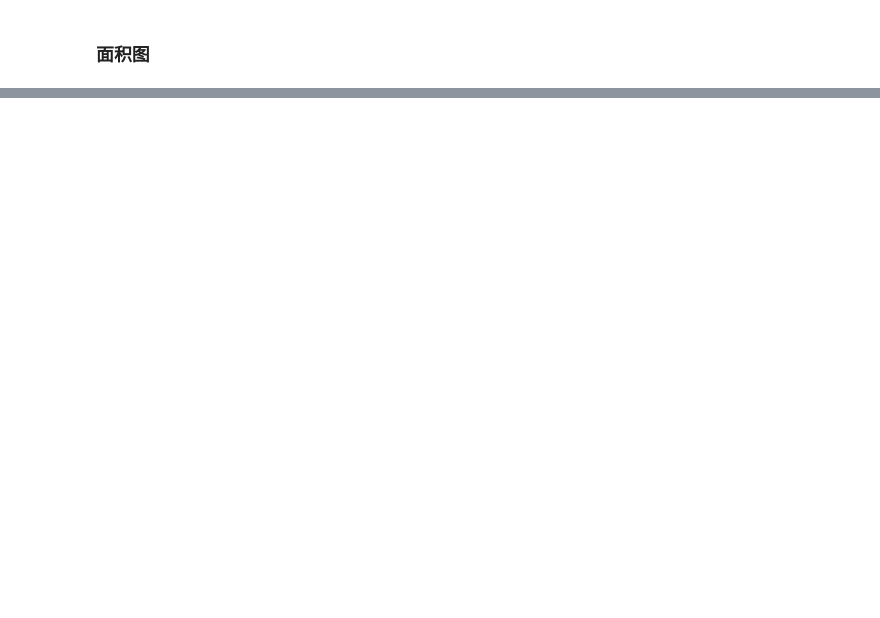
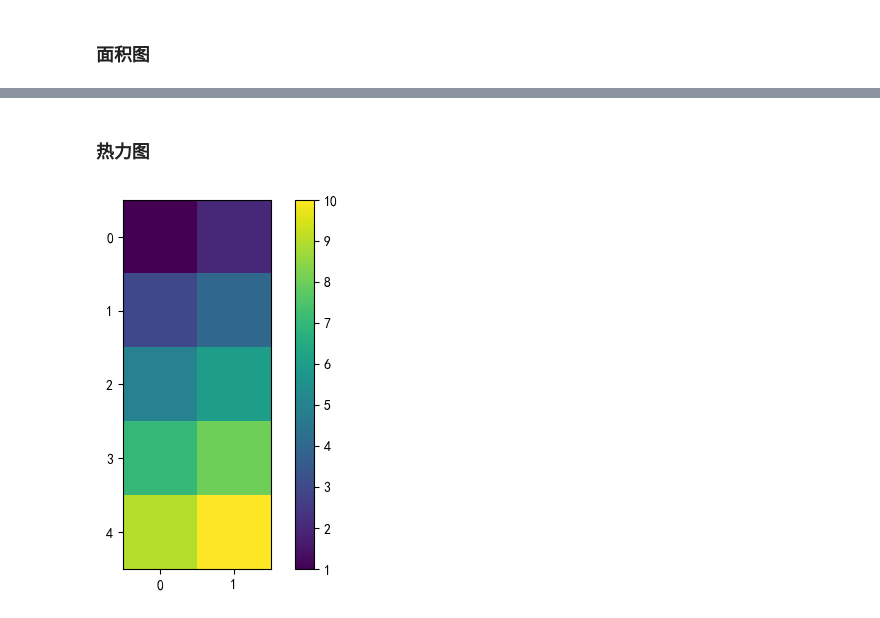
Before and after one commit to Fade-Smile/Basic-of-Data-Analyst, a Jupyter notebook: Matplotlib/03-常用图表.ipynb, the cells around one changed output, grey strips where cells are left out. Saved outputs shown, nothing was run; the diff lists cells and outputs as text; code cells hidden in the pictures; blank space fills up the shorter version.

```diff
--- a/Matplotlib/03-常用图表.ipynb
+++ b/Matplotlib/03-常用图表.ipynb
@@ -354,0 +394,12 @@ plt.show()
+# %% [markdown]
+### 热力图
+# %%
+# 基本热力图
+import matplotlib.pyplot as plt
+
+x = [[1,2], [3, 4], [5, 6], [7, 8], [9, 10]]
+plt.imshow(x)
+plt.colorbar()
+plt.show()
+# %% [output]
+[figure, added]
```
Also changed, not shown: parts of 12 cells of this notebook, 1 other file.
